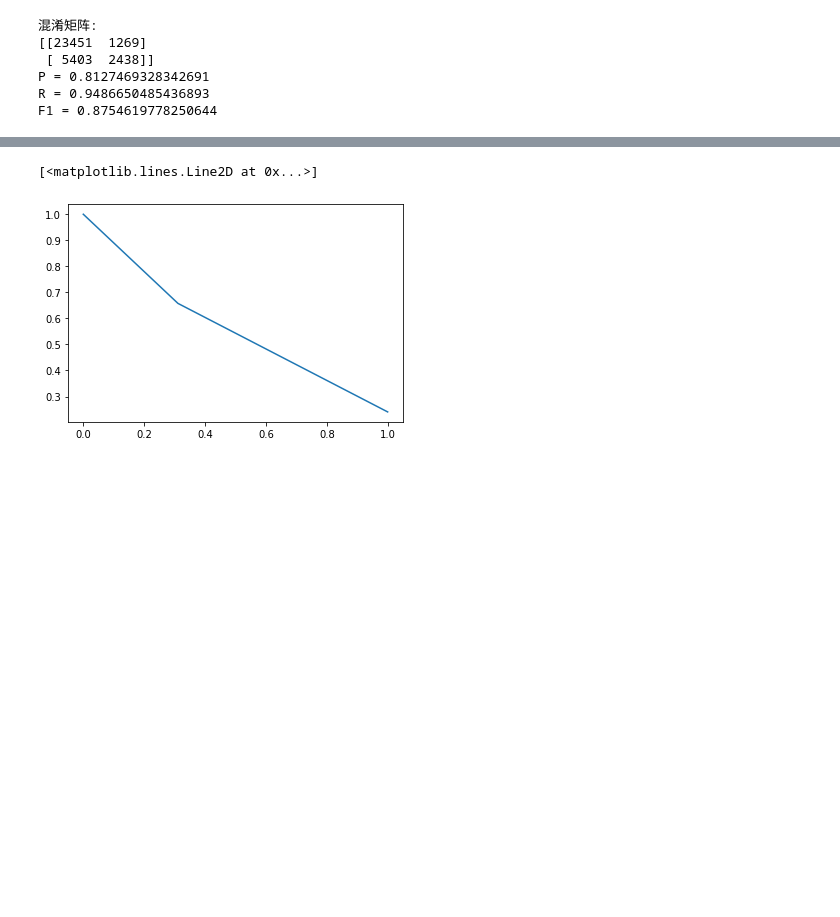
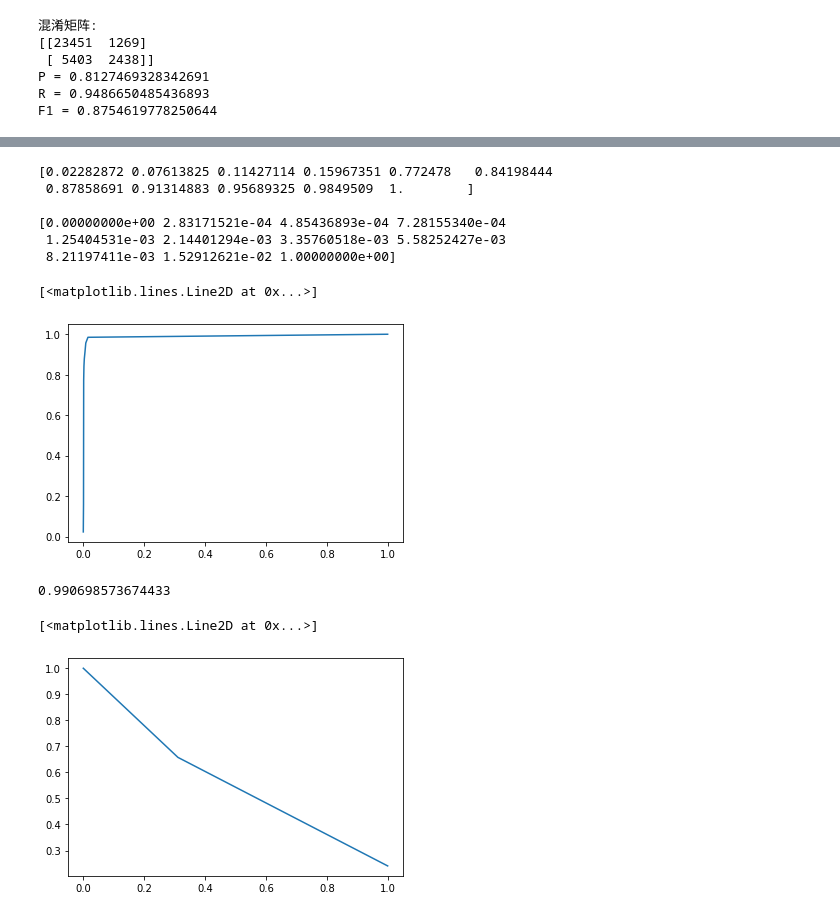
Before and after one commit to ZeroVoid10/ML-Homework, a Jupyter notebook: homework-1/test1.ipynb, the cells around one changed output, grey strips where cells are left out. Cells and saved outputs as stored; diff of their text form; code cells hidden in the pictures; blank space fills up the shorter version.

```diff
--- a/homework-1/test1.ipynb
+++ b/homework-1/test1.ipynb
@@ -199,2 +382,34 @@ print(FP, ' ', TN)
+# %%
+y_TPR = np.zeros(shape = (11,), dtype = float)
+y_FPR = np.zeros(shape = (11,), dtype = float)
+
+for i in range(0, 11):
+    y_TPR[i] = y_TP[i]/(y_TP[i] + y_FN[i])
+    y_FPR[i] = y_FP[i]/(y_TN[i] + y_FP[i])
+
+print(y_TPR)
+print()
+print(y_FPR)
+# %% [output]
+[0.02282872 0.07613825 0.11427114 0.15967351 0.772478   0.84198444
+ 0.87858691 0.91314883 0.95689325 0.9849509  1.        ]
+
+[0.00000000e+00 2.83171521e-04 4.85436893e-04 7.28155340e-04
+ 1.25404531e-03 2.14401294e-03 3.35760518e-03 5.58252427e-03
+ 8.21197411e-03 1.52912621e-02 1.00000000e+00]
+# %%
+plt.plot(y_FPR,y_TPR)
+# %% [output]
+[<matplotlib.lines.Line2D at 0x...>]
+[figure, added]
+# %%
+AUC = 0
+
+for i in range(0, 10):
+    AUC = AUC + (((y_FPR[i + 1] - y_FPR[i]) * (y_TPR[i + 1] + y_TPR[i])) / 2)
+
+print(AUC)
+# %% [output]
+0.990698573674433
 # %%
 from sklearn.metrics import precision_recall_curve
```
Also changed, not shown: parts of 15 cells of this notebook.
